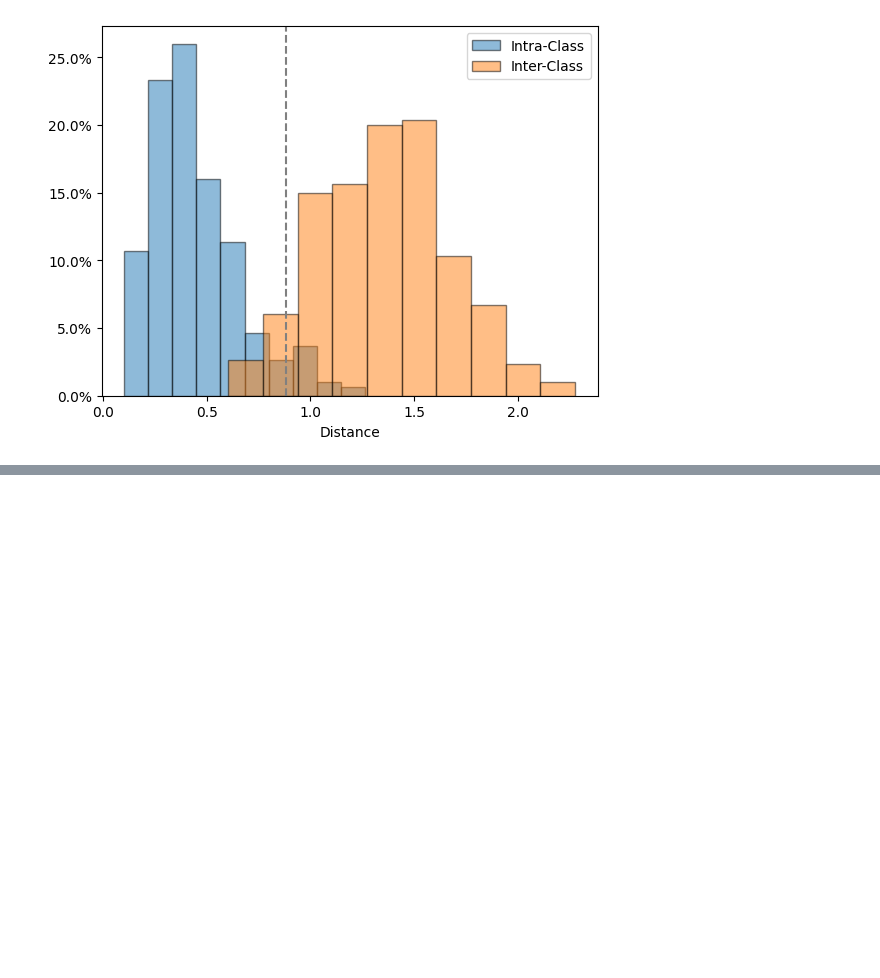
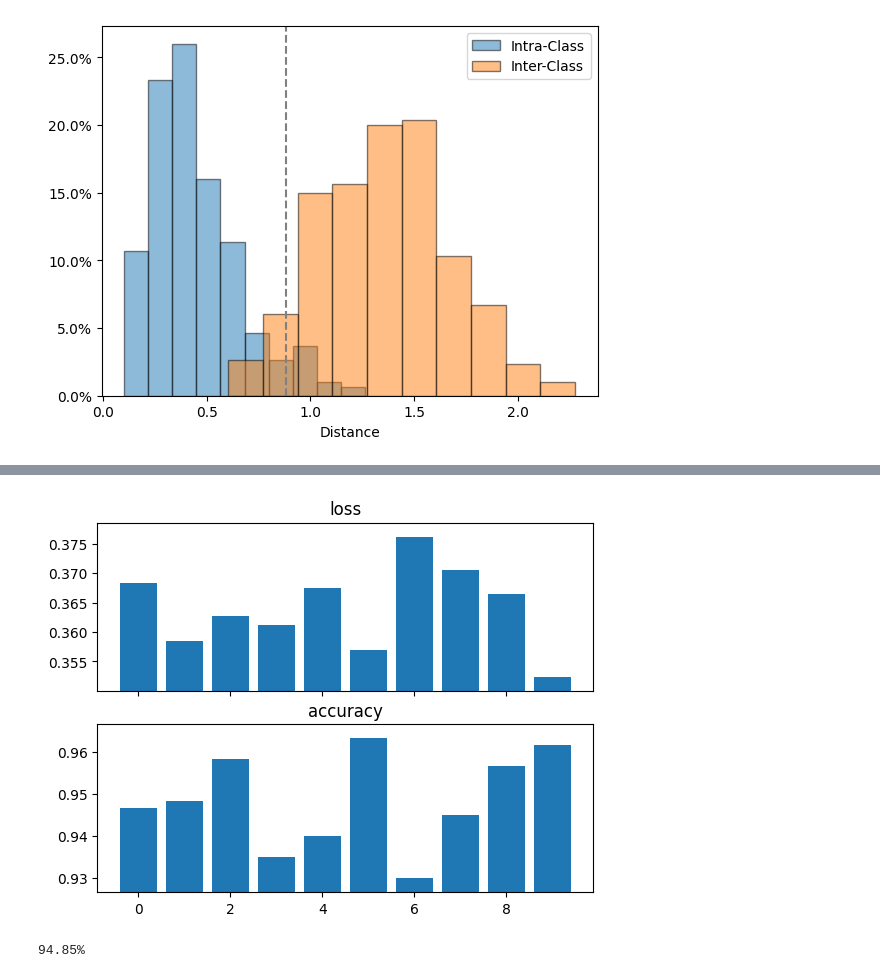
Before and after one commit to Irad-Zehavi/similarity-learning, a Jupyter notebook: nbs/facenet.ipynb, the cells around one changed output, grey strips where cells are left out. Drawn from its saved outputs; the diff is of its cells as text; code cells hidden in the pictures; blank space fills up the shorter version.

```diff
--- a/nbs/facenet.ipynb
+++ b/nbs/facenet.ipynb
@@ -98,0 +107,2 @@ face_matcher.plot_distance_histogram(dls.valid)
+# %%
+res = FacenetCrossValidation(facenet('vggface2'), SLLFWPairs().test()).run()
@@ -99,3 +111,11 @@ face_matcher.plot_distance_histogram(dls.valid)
+# %%
+res.plot_stats()
+# %% [output]
+[figure, added]
+# %%
+print(as_percentage(res.stat_means['accuracy']))
+# %% [output]
+94.85%
 # %%
 #| hide
 import nbdev; nbdev.nbdev_export()
```
Also changed, not shown: parts of 8 cells of this notebook, 3 other files.
